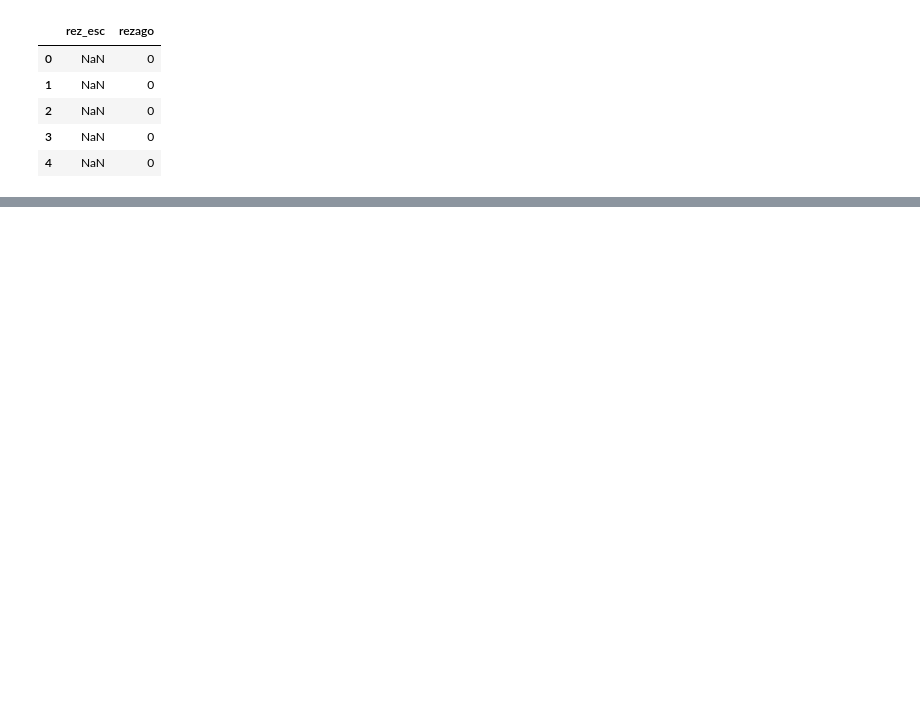
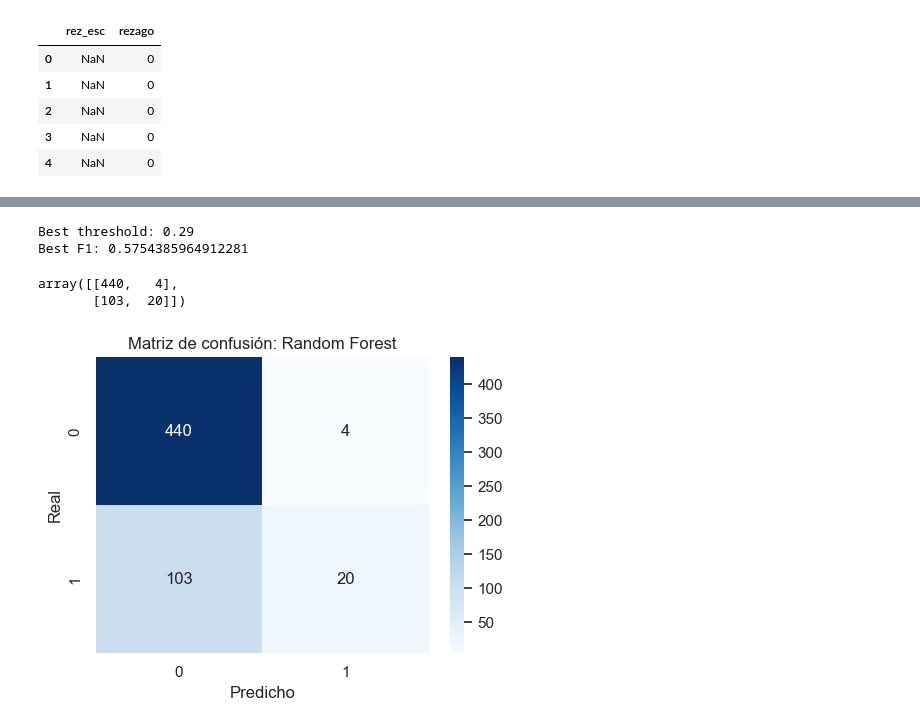
Before and after one commit to Juanfe2429/Sandbox_HE-_JuanDuque, a Jupyter notebook: Taller 1.ipynb, the cells around one changed output, grey strips where cells are left out. Cells and saved outputs as stored; diff of their text form; code cells hidden in the pictures; blank space fills up the shorter version.

```diff
--- a/Taller 1.ipynb
+++ b/Taller 1.ipynb
@@ -140,0 +611,25 @@ X_ed[['rez_esc', 'gran rezago']].head()
+# %%
+param_grid = {
+    "model__n_estimators": [100, 200,500,1000],
+    "model__max_depth": [None, 1,2,3,4,5,6,7,8,9,10],
+    "model__min_samples_split": [2, 5, 10,3,20],
+    "model__min_samples_leaf": [1, 2,3,4,5],
+}
+# %%
+pipe = Pipeline([
+    ("preprocess", preprocess),
+    ("model", rf)
+])
+# %%
+random_search = RandomizedSearchCV(
+    pipe,
+    param_distributions=param_grid,
+    n_iter=60,   # solo 40 combinaciones
+    cv=5,
+    scoring="f1",
+    n_jobs=-1,
+    random_state=48,
+    return_train_score=True
+)
+
+random_search.fit(X_train, y_train)
@@ -140,0 +668,2 @@ X_ed[['rez_esc', 'gran rezago']].head()
+# %%
+best_model = random_search.best_estimator_
@@ -140,0 +688,46 @@ X_ed[['rez_esc', 'gran rezago']].head()
+# %%
+thresholds = np.arange(0, 1.0, 0.01)
+
+best_f1 = 0
+best_threshold = 0
+
+for t in thresholds:
+    y_pred_t = (y_test_prob >= t).astype(int)
+    f1 = f1_score(y_test, y_pred_t)
+
+    if f1 > best_f1:
+        best_f1 = f1
+        best_threshold = t
+
+print("Best threshold:", best_threshold)
+print("Best F1:", best_f1)
+# %% [output]
+Best threshold: 0.29
+Best F1: 0.5754385964912281
+# %%
+
+
+confusion_matrix(y_test, y_test_pred)
+# %% [output]
+array([[440,   4],
+       [103,  20]])
+# %%
+y_rf_pred = best_model.predict(X_test)
+
+# Matriz
+cm_rf = confusion_matrix(y_test, y_rf_pred)
+
+# Gráfico
+plt.figure(figsize=(5,4))
+sns.heatmap(cm_rf,
+            annot=True,
+            fmt="d",
+            cmap="Blues")
+
+plt.title("Matriz de confusión: Random Forest")
+plt.xlabel("Predicho")
+plt.ylabel("Real")
+plt.tight_layout()
+plt.show()
+# %% [output]
+[figure, added]
```
Also changed, not shown: parts of 48 cells of this notebook.
